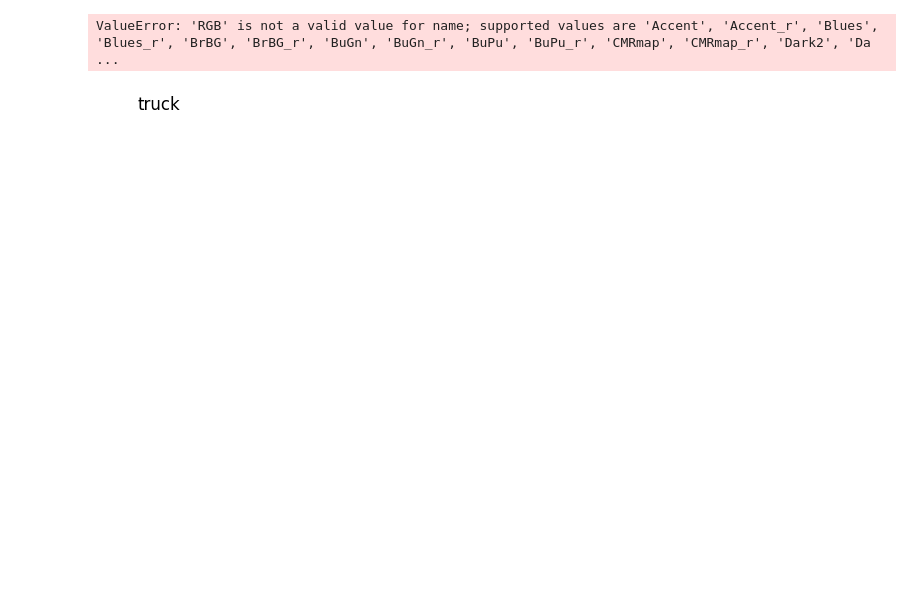
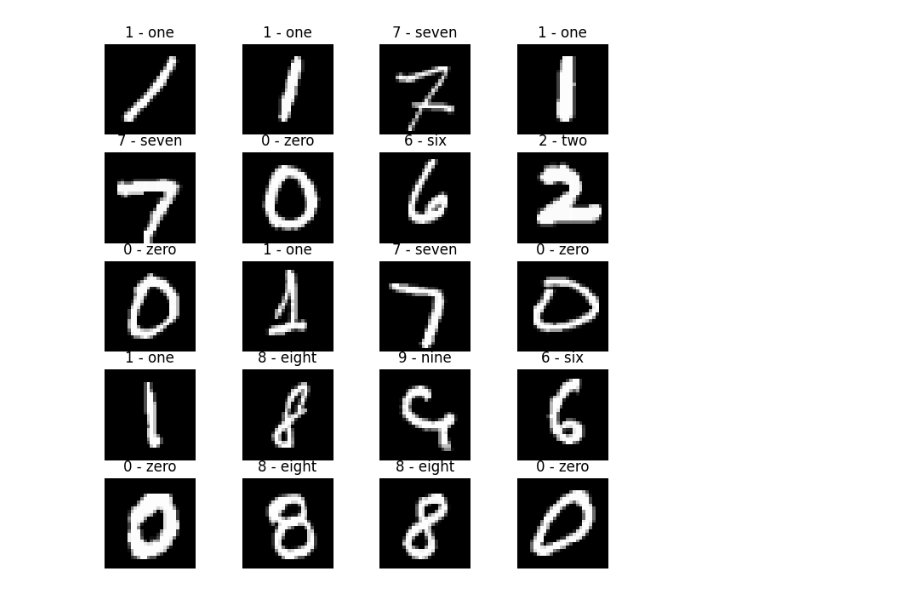
Before and after one commit to maizer2/Implement-ANN-using-Pytorch, a Jupyter notebook: model/FC.ipynb, the cells around one changed output. Cells and saved outputs as stored; diff of their text form; code cells hidden in the pictures; blank space fills up the shorter version.

```diff
--- a/model/FC.ipynb
+++ b/model/FC.ipynb
@@ -31,9 +35,11 @@ test_data = torchvision.datasets.MNIST(
     ])
 )
 
+batch_size = 32
+
 train_loader = torch.utils.data.DataLoader(
     dataset=train_data,
-    batch_size=1,
+    batch_size=batch_size,
     shuffle=True,
     num_workers=4,
     pin_memory=True,
@@ -41,8 +47,13 @@ train_loader = torch.utils.data.DataLoader(
 
 test_loader = torch.utils.data.DataLoader(
     dataset=test_data,
-    batch_size=1,
+    batch_size=batch_size,
     shuffle=False,
     num_workers=4,
     pin_memory=True,
 )
+# %%
+for img, label in train_loader:
+    print(f"Image: {img.size()}, Type: {img.type()}")
+    print(f"Label: {label.size()}, Type: {img.type()}")
+    break
@@ -49,5 +63,5 @@ test_loader = torch.utils.data.DataLoader(
 # %%
-train_data = torchvision.datasets.CIFAR10(
+torchvision.datasets.CIFAR10(
     root= "/data/DataSet/CIFAR10",
     train=True,
     download=True,
@@ -69,17 +92,21 @@ labels_map = dict(zip(temp.values(), temp.keys()))
 # %%
 fig = plt.figure(figsize=(8, 8))
 
 col = 4
 row = 5
 
 for i in range(1, col * row + 1):
     img_xy = np.random.randint(len(train_data))
-    img = train_data[img_xy][0][:, :, :]
+    img = train_data[img_xy][0][0, :, :]
     fig.add_subplot(row, col, i)
     plt.title(labels_map[train_data[img_xy][1]])
     plt.axis('off')
-    plt.imshow(img, cmap='RGB')
+    plt.imshow(img, cmap='gray')
 plt.show()
+
+# real_batch = next(iter(train_loader))
+# plt.figure(figsize = (8, 8))
+# plt.axis("off")
+# plt.imshow(np.transpose(torchvision.utils.make_grid(real_batch[0].to(device)[:8], padding=2, normalize=True).cpu(), (1, 2, 0)))
 # %% [output]
-ValueError: 'RGB' is not a valid value for name; supported values are 'Accent', 'Accent_r', 'Blues', 'Blues_r', 'BrBG', 'BrBG_r', 'BuGn', 'BuGn_r', 'BuPu', 'BuPu_r', 'CMRmap', 'CMRmap_r', 'Dark2', 'Da ...
-[figure, old version]
+[figure, new version]
```
Also changed, not shown: parts of 6 cells of this notebook, 2 other files.
